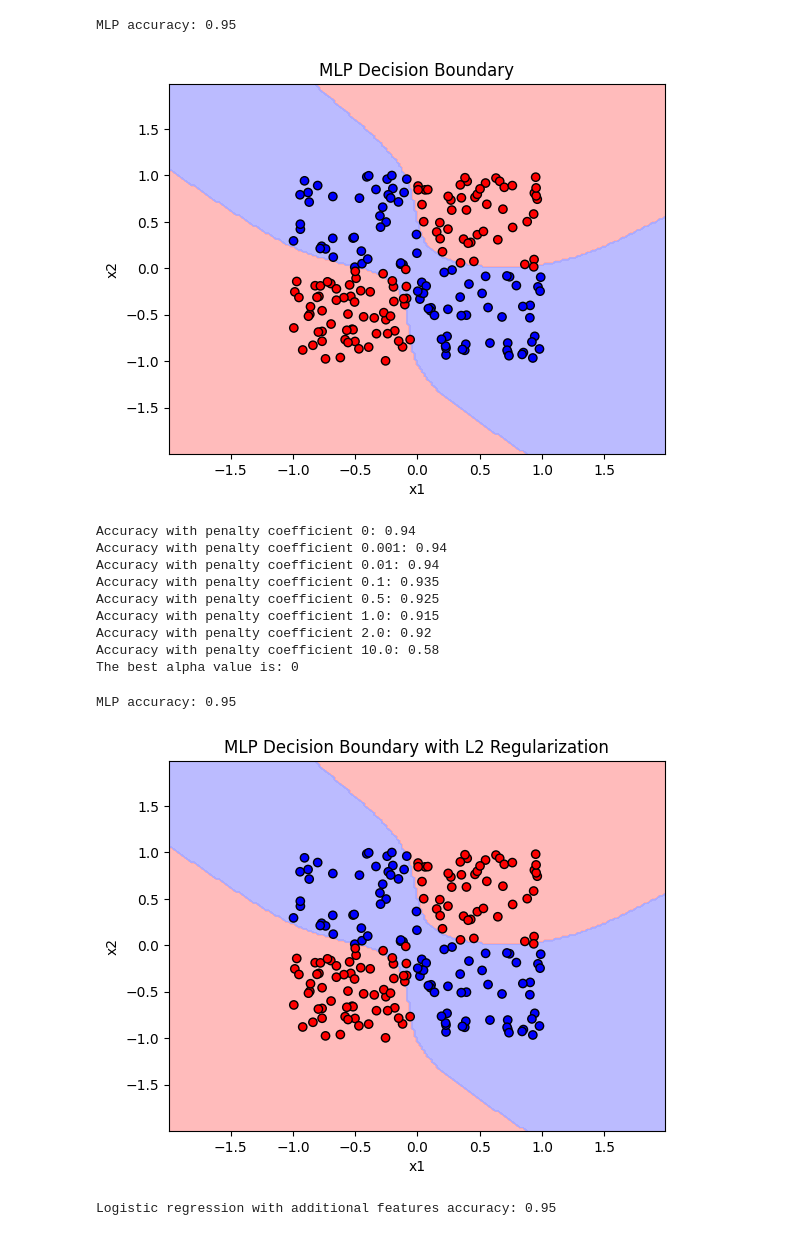
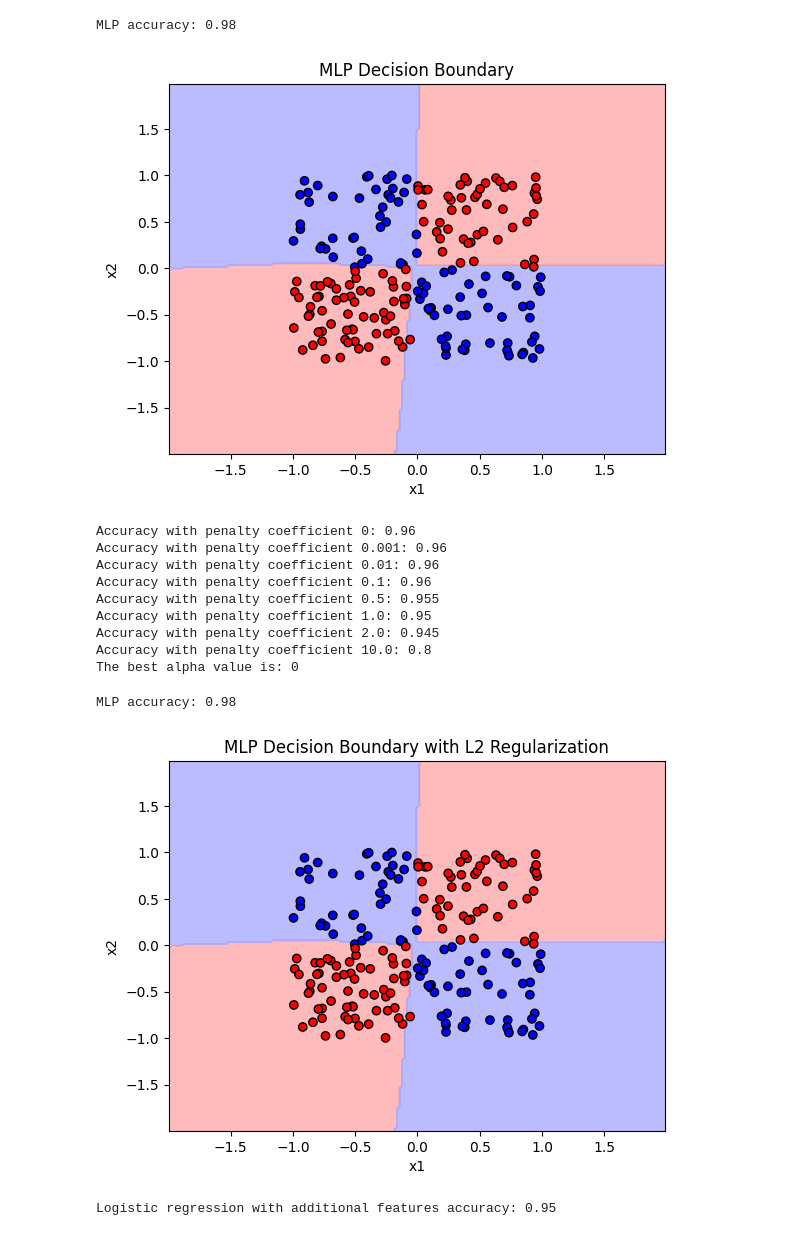
Before and after one commit to Shubh-81/ES335-Assignment3, a Jupyter notebook: Q2.ipynb, the cells around one changed output. Cells and saved outputs as stored; diff of their text form; code cells hidden in the pictures.

```diff
--- a/Q2.ipynb
+++ b/Q2.ipynb
@@ -40,20 +43,20 @@ def plot_decision_surface(model, X, y, title, poly=None):
     plt.ylabel('x2')
     plt.show()
 # %%
-mlp = MLPClassifier(hidden_layer_sizes=(10,), activation='tanh', solver='adam',max_iter=2000, random_state= 0)
+mlp = MLPClassifier(hidden_layer_sizes=(10,), activation='relu', solver='adam',max_iter=2000, random_state= 0)
 mlp.fit(X_train, y_train)
 print(f"MLP accuracy: {mlp.score(X_test, y_test)}")
 plot_decision_surface(mlp, X_test, y_test, title="MLP Decision Boundary")
 # %% [output]
-MLP accuracy: 0.95
+MLP accuracy: 0.98
-[figure, old version]
+[figure, new version]
 # %%
 def line_search(alpha_range):
     best_alpha = None
     best_criterion = float('-inf')
 
     for alpha in alpha_range:
-        mlp_l2 = MLPClassifier(hidden_layer_sizes=(10,), max_iter=2000, random_state=0, alpha=alpha, solver='adam', activation='tanh')
+        mlp_l2 = MLPClassifier(hidden_layer_sizes=(10,), max_iter=2000, random_state=0, alpha=alpha, solver='adam', activation='relu')
         mlp_l2.fit(X_train, y_train)
         accuracy = mlp_l2.score(X_val, y_val)
         print(f"Accuracy with penalty coefficient {alpha}: {accuracy}")
@@ -68,24 +71,23 @@ alpha_range = [0, 0.001, 0.01, 0.1, 0.5, 1.0, 2.0, 10.0]
 best_alpha = line_search(alpha_range)
 print(f"The best alpha value is: {best_alpha}")
 # %% [output]
-Accuracy with penalty coefficient 0: 0.94
-Accuracy with penalty coefficient 0.001: 0.94
-Accuracy with penalty coefficient 0.01: 0.94
-Accuracy with penalty coefficient 0.1: 0.935
-Accuracy with penalty coefficient 0.5: 0.925
-Accuracy with penalty coefficient 1.0: 0.915
-Accuracy with penalty coefficient 2.0: 0.92
-Accuracy with penalty coefficient 10.0: 0.58
+Accuracy with penalty coefficient 0: 0.96
+Accuracy with penalty coefficient 0.001: 0.96
+Accuracy with penalty coefficient 0.01: 0.96
+Accuracy with penalty coefficient 0.1: 0.96
+Accuracy with penalty coefficient 0.5: 0.955
+Accuracy with penalty coefficient 1.0: 0.95
+Accuracy with penalty coefficient 2.0: 0.945
+Accuracy with penalty coefficient 10.0: 0.8
 The best alpha value is: 0
 # %%
-
-mlp_l2 = MLPClassifier(hidden_layer_sizes=(10,), max_iter=2000, random_state=0, alpha=best_alpha, solver='adam', activation='tanh')
+mlp_l2 = MLPClassifier(hidden_layer_sizes=(10,), max_iter=2000, random_state=0, alpha=best_alpha, solver='adam', activation='relu')
 mlp_l2.fit(X_train, y_train)
 print(f"MLP accuracy: {mlp_l2.score(X_test, y_test)}")
 plot_decision_surface(mlp_l2, X_test, y_test, title="MLP Decision Boundary with L2 Regularization")
 # %% [output]
-MLP accuracy: 0.95
+MLP accuracy: 0.98
-[figure, old version]
+[figure, new version]
 # %%
 poly = PolynomialFeatures(degree=2)
 X_train_poly = poly.fit_transform(X_train)
```
Also changed, not shown: parts of 6 cells of this notebook.
